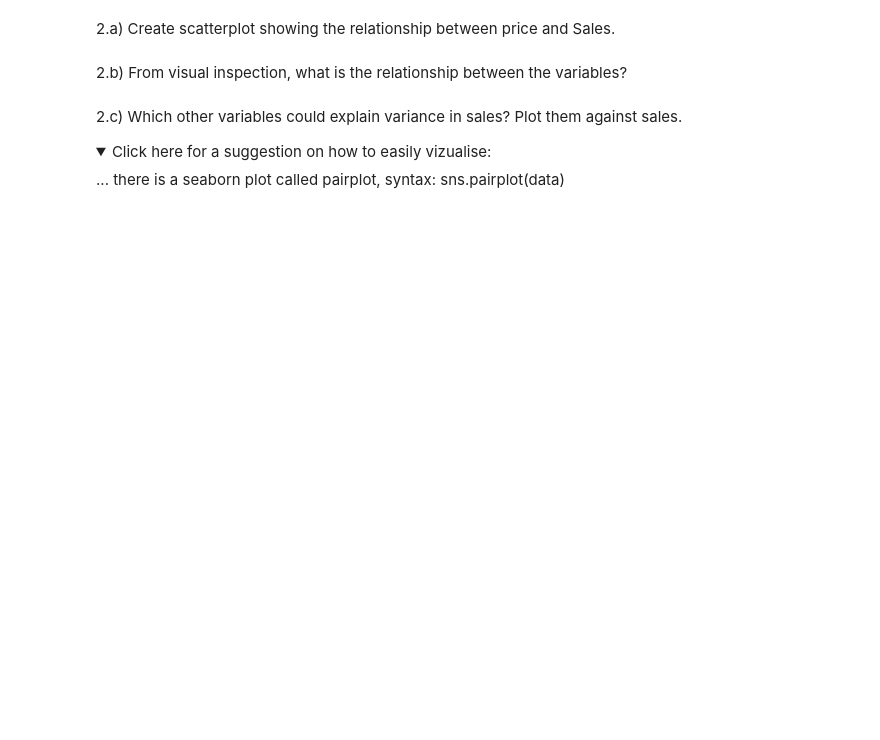
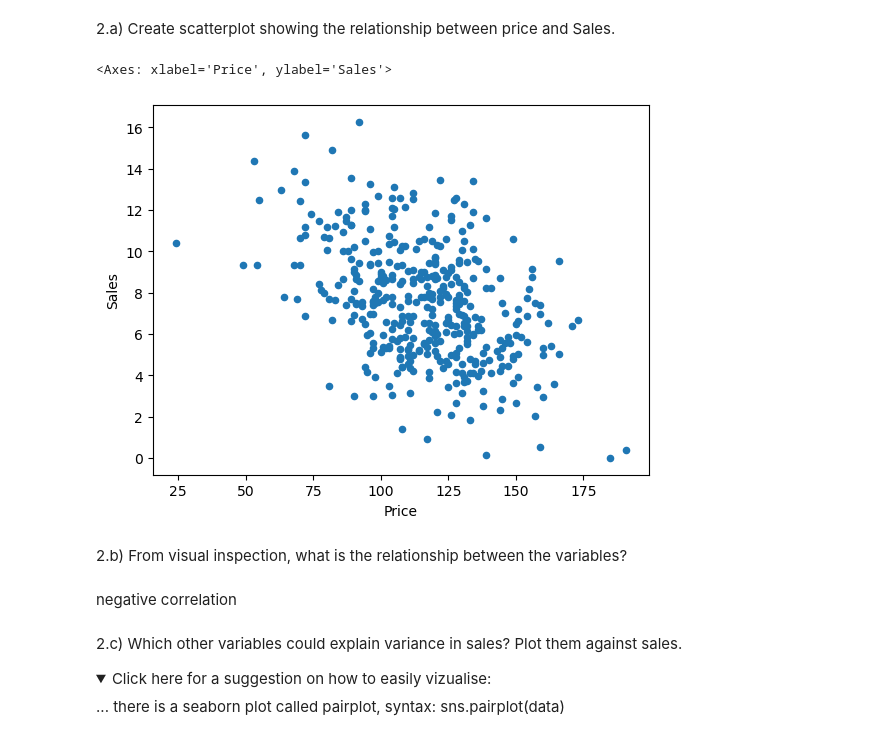
Before and after one commit to bbear2024/exercise, a Jupyter notebook: da-module-advanced_analytics/05_linear_regression/exercise/2-Linear-Regression-Exercise.ipynb, the cells around one changed output. Drawn from its saved outputs; the diff is of its cells as text; code cells hidden in the pictures; folded sections open; blank space fills up the shorter version.

```diff
--- a/da-module-advanced_analytics/05_linear_regression/exercise/2-Linear-Regression-Exercise.ipynb
+++ b/da-module-advanced_analytics/05_linear_regression/exercise/2-Linear-Regression-Exercise.ipynb
@@ -49,3 +49,6 @@ import seaborn as sns
 import matplotlib.pyplot as plt
 # %% [markdown]
 1. Read in carseats data and get an overview of the data.
+# %%
+carseats = pd.read_csv('data/Carseats.csv')
+carseats.head()
@@ -52,7 +62,14 @@ import matplotlib.pyplot as plt
 # %% [markdown]
 2.a) Create scatterplot showing the relationship between price and Sales.
+# %%
+carseats.plot(x='Price', y='Sales', kind='scatter')
+# %% [output]
+<Axes: xlabel='Price', ylabel='Sales'>
+[figure, added]
 # %% [markdown]
 2.b) From visual inspection, what is the relationship between the variables?
+# %% [markdown]
+negative correlation
 # %% [markdown]
 2.c) Which other variables could explain variance in sales? Plot them against sales.
 <br>
```
Also changed, not shown: parts of 15 cells of this notebook, 4 other files.
